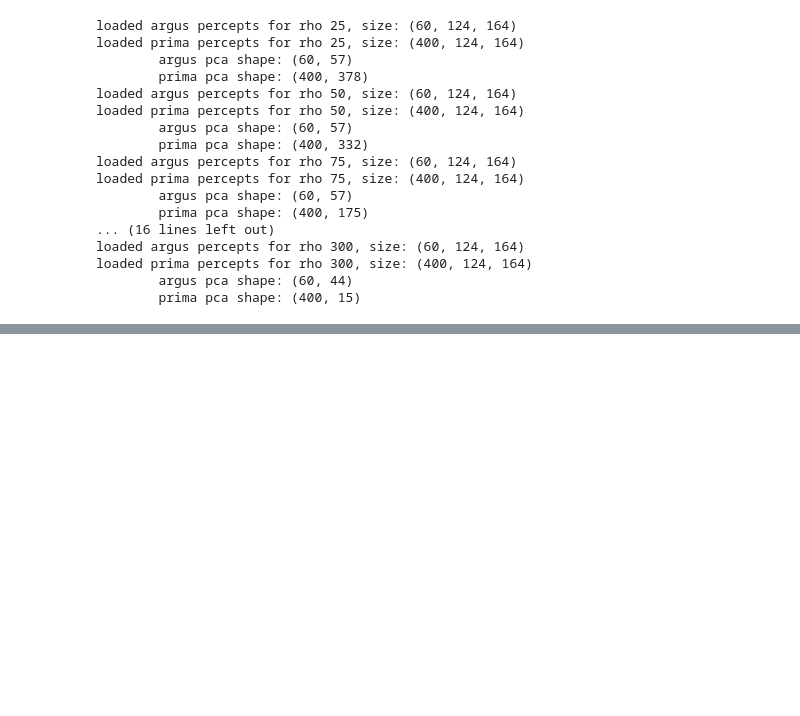
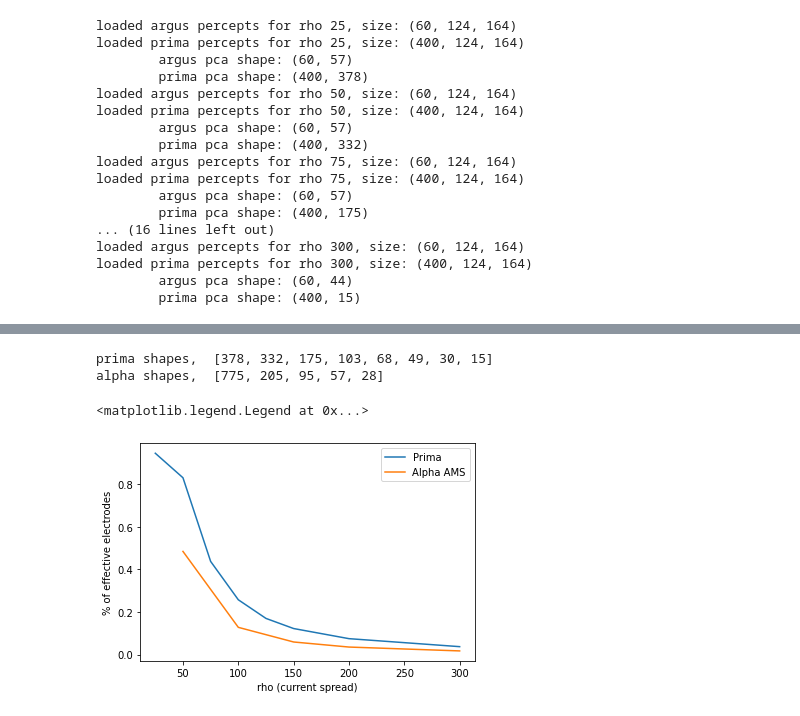
Before and after one commit to garethgeorge/prima-p2p-jupyternb, a Jupyter notebook: gareth-generate-pca-dataset.ipynb, the cells around one changed output, grey strips where cells are left out. Saved outputs shown, nothing was run; the diff lists cells and outputs as text; code cells hidden in the pictures; blank space fills up the shorter version.

```diff
--- a/gareth-generate-pca-dataset.ipynb
+++ b/gareth-generate-pca-dataset.ipynb
@@ -259,3 +285,38 @@ loaded argus percepts for rho 300, size: (60, 124, 164)
 loaded prima percepts for rho 300, size: (400, 124, 164)
         argus pca shape: (60, 44)
         prima pca shape: (400, 15)
+# %%
+import pickle
+import os
+import gzip
+#
+# GENERATE PLOT OF THE PCA DATA for alpha and argus
+#
+percent = 0.95
+
+alpha_pca_shapes = []
+prima_pca_shapes = []
+basedir = "./data/changing_rho_experiments/"
+try:
+    os.makedirs(basedir)
+except: pass
+
+for rho in rhos:
+    alpha_percepts_path = os.path.join(basedir, "alphaams_scoreboard_rho%d.pickle.gz" % rho)
+    prima_percepts_path = os.path.join(basedir, "prima_scoreboard_rho%d.pickle.gz" % rho)
+    if rho in rhos_alpha:
+        with gzip.open(alpha_percepts_path, "rb") as f:
+            alpha_percepts = pickle.load(f)
+        print("loaded alpha percepts for rho %d, size: %s" % (rho, str(np.array(alpha_percepts).shape)))
+
+
+        alpha_pca_components, _ = run_pca(alpha_percepts, percent)
+        alpha_pca_shapes.append(alpha_pca_components.shape)
+        print("\talpha pca shape: " + str(alpha_pca_components.shape))
+    with gzip.open(prima_percepts_path, "rb") as f:
+        prima_percepts = pickle.load(f)
+    print("loaded prima percepts for rho %d, size: %s" % (rho, str(np.array(prima_percepts).shape)))
+
+    prima_pca_components, _ = run_pca(prima_percepts, percent)
+    prima_pca_shapes.append(prima_pca_components.shape)
+    print("\tprima pca shape: " + str(prima_pca_components.shape))
@@ -261,0 +341,14 @@ loaded prima percepts for rho 300, size: (400, 124, 164)
+# %%
+print("prima shapes, ", [v[1] for v in prima_pca_shapes])
+print("alpha shapes, ", [v[1] for v in alpha_pca_shapes])
+plt.plot(rhos, [v[1]/400 for v in prima_pca_shapes], label="Prima")
+plt.plot(rhos_alpha, [v[1]/1600 for v in alpha_pca_shapes],label = "Alpha AMS")
+plt.ylabel("% of effective electrodes")
+plt.xlabel("rho (current spread)")
+# plt.title("Prima vs. Alpha AMS: PCA Components With Changing Rho")
+plt.legend()
+# %% [output]
+prima shapes,  [378, 332, 175, 103, 68, 49, 30, 15]
+alpha shapes,  [775, 205, 95, 57, 28]
+<matplotlib.legend.Legend at 0x...>
+[figure, added]
```
Also changed, not shown: parts of 15 cells of this notebook, 14 other files.
